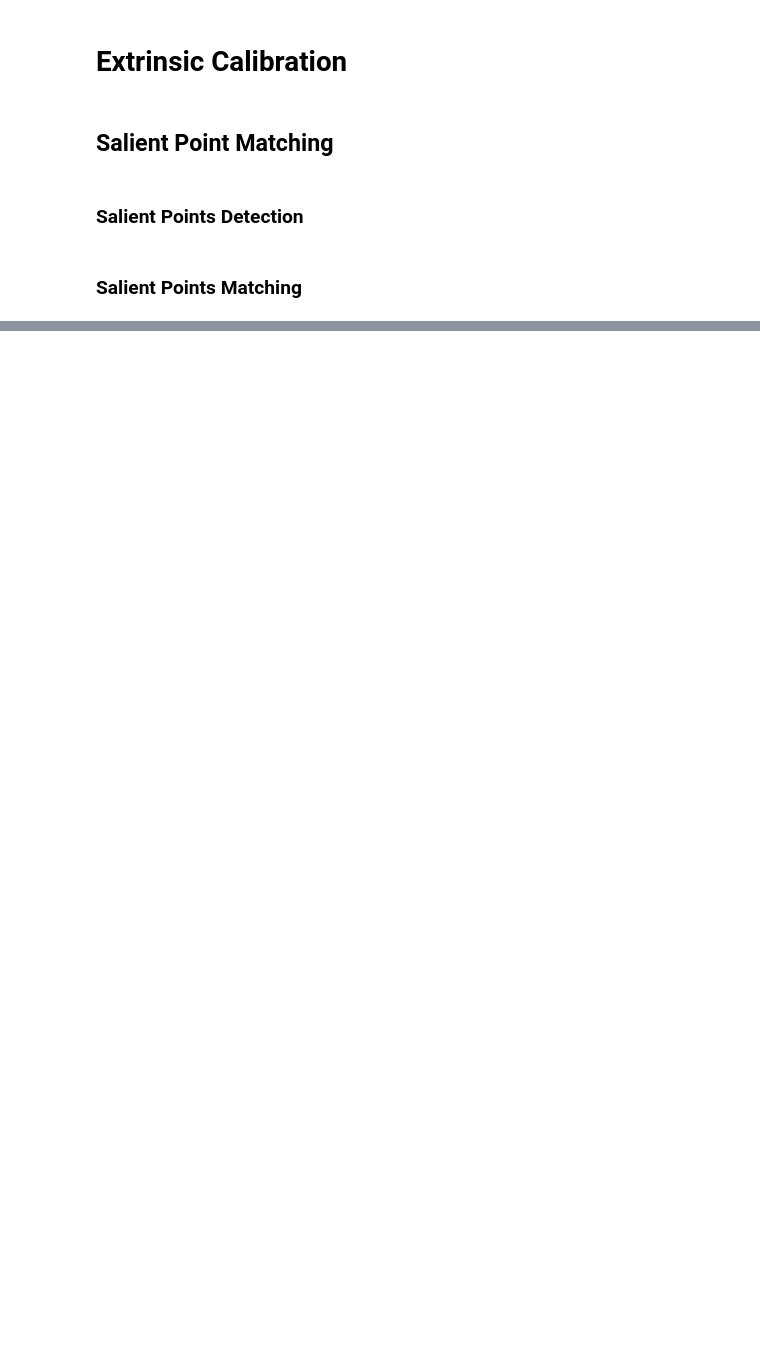
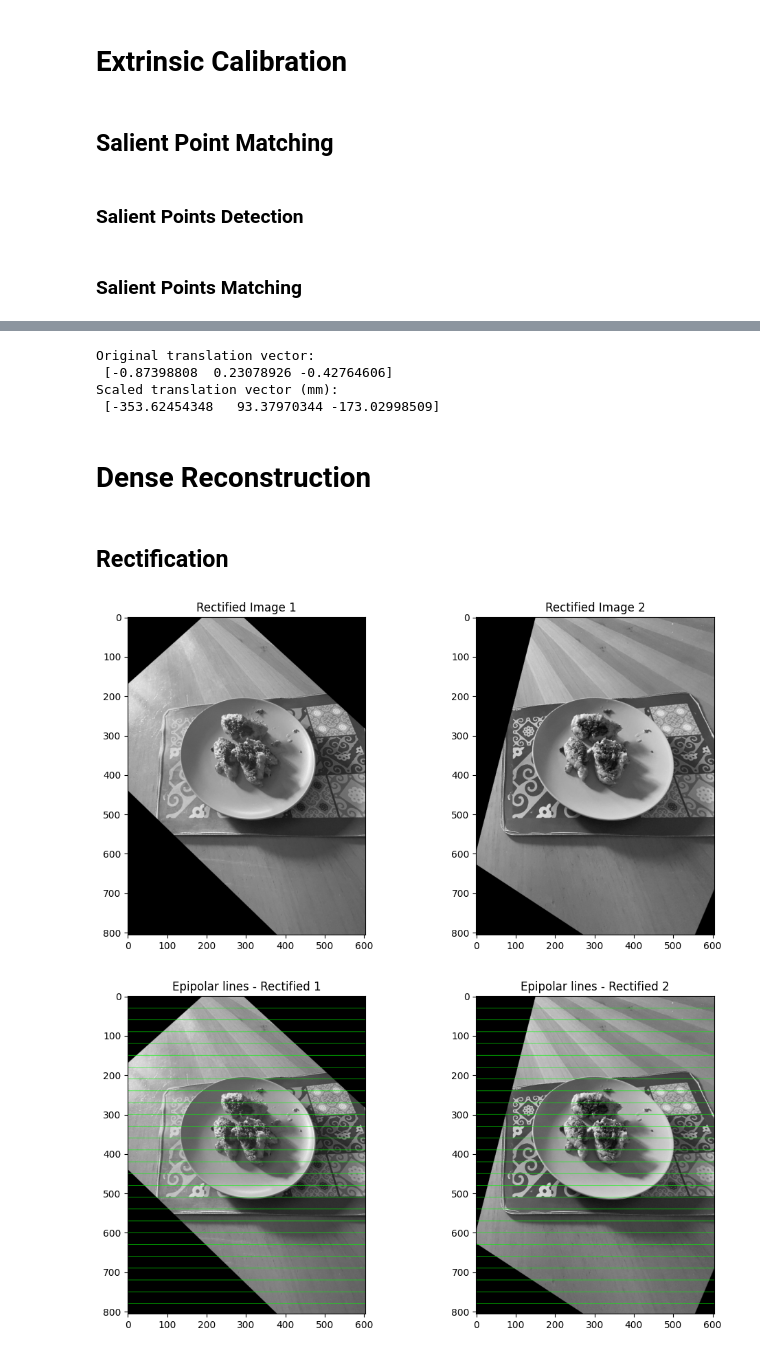
Before and after one commit to FrankSanta/3DReconstruction, a Jupyter notebook: code.ipynb, the cells around one changed output, grey strips where cells are left out. Drawn from its saved outputs; the diff is of its cells as text; code cells hidden in the pictures; blank space fills up the shorter version.

```diff
--- a/code.ipynb
+++ b/code.ipynb
@@ -167,0 +351,68 @@ cv2.destroyAllWindows()
+# %%
+width_mm = 68.00
+height_mm = 72.00
+
+obj_card_pts = np.array([
+    [0, 0],
+    [width_mm, 0],
+    [width_mm, height_mm],
+    [0, height_mm]
+], dtype=np.float32)
+
+scale = compute_scale_from_card(points1, points2, K, R, t, obj_card_pts)
+t_metric = t * scale
+
+print("Original translation vector:\n", t.ravel())
+print("Scaled translation vector (mm):\n", t_metric.ravel())
+# %% [output]
+Original translation vector:
+ [-0.87398808  0.23078926 -0.42764606]
+Scaled translation vector (mm):
+ [-353.62454348   93.37970344 -173.02998509]
+# %% [markdown]
+# Dense Reconstruction
+# %% [markdown]
+## Rectification
+# %%
+F, mask_F = cv2.findFundamentalMat(inliers1, inliers2, method=cv2.RANSAC, ransacReprojThreshold=1.0, confidence=0.999)
+
+h, w = img1.shape[:2]
+retval, H1, H2 = cv2.stereoRectifyUncalibrated(
+    np.float32(inliers1), np.float32(inliers2), F, imgSize=(w, h)
+)
+
+if not retval:
+    raise RuntimeError("Rectification failed")
+
+img1_rect = cv2.warpPerspective(gray_img1, H1, (w, h))
+img2_rect = cv2.warpPerspective(gray_img2, H2, (w, h))
+
+plt.figure(figsize=(12, 6))
+plt.subplot(1, 2, 1)
+plt.imshow(img1_rect, cmap='gray')
+plt.title("Rectified Image 1")
+plt.subplot(1, 2, 2)
+plt.imshow(img2_rect, cmap='gray')
+plt.title("Rectified Image 2")
+plt.show()
+
+def draw_epipolar_lines(img, step=30):
+    img_color = cv2.cvtColor(img, cv2.COLOR_GRAY2BGR)
+    for y in range(0, img.shape[0], step):
+        cv2.line(img_color, (0, y), (img.shape[1], y), (0, 255, 0), 1)
+    return img_color
+
+img1_lines = draw_epipolar_lines(img1_rect)
+img2_lines = draw_epipolar_lines(img2_rect)
+
+plt.figure(figsize=(12, 6))
+plt.subplot(1, 2, 1)
+plt.imshow(img1_lines[..., ::-1])
+plt.title("Epipolar lines - Rectified 1")
+plt.subplot(1, 2, 2)
+plt.imshow(img2_lines[..., ::-1])
+plt.title("Epipolar lines - Rectified 2")
+plt.show()
+# %% [output]
+[figure, added]
+[figure, added]
```
Also changed, not shown: parts of 21 cells of this notebook, 32 other files.
